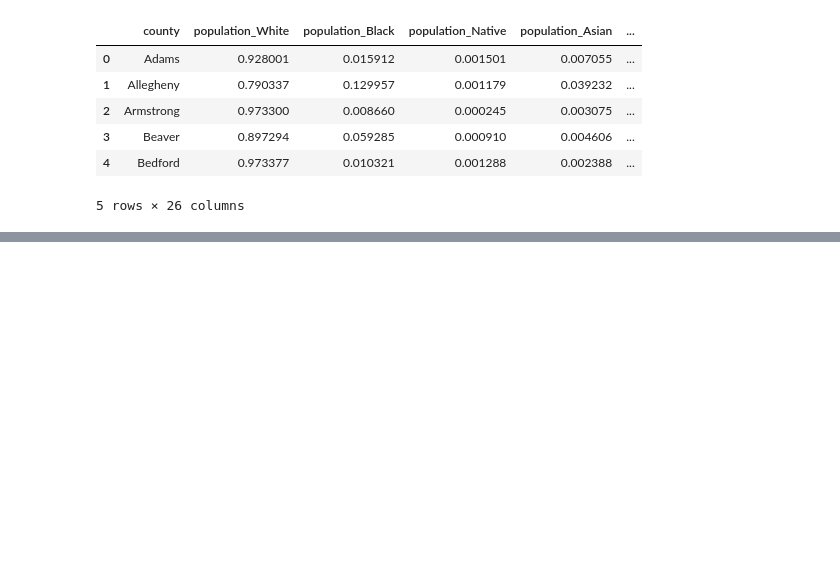
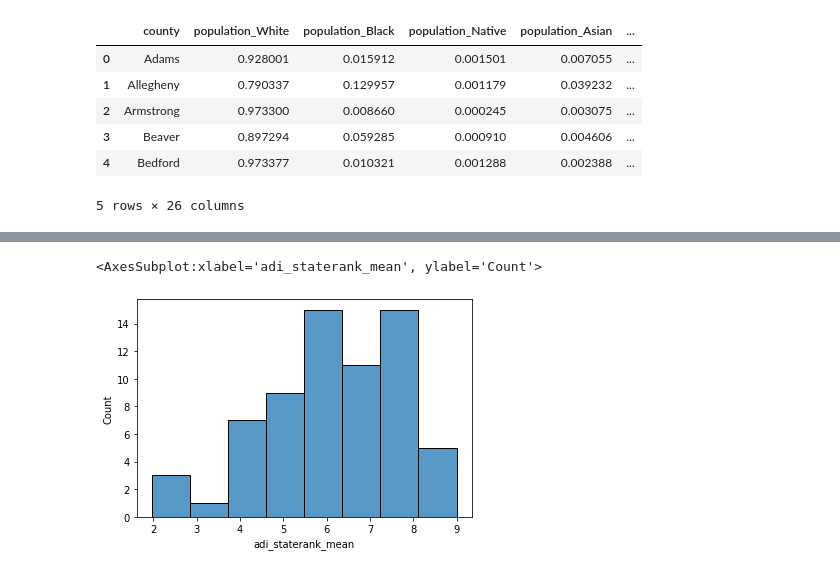
Before and after one commit to cleung-2/dabp_final, a Jupyter notebook: Census-ADI.ipynb, the cells around one changed output, grey strips where cells are left out. Drawn from its saved outputs; the diff is of its cells as text; code cells hidden in the pictures; blank space fills up the shorter version.

```diff
--- a/Census-ADI.ipynb
+++ b/Census-ADI.ipynb
@@ -79,3 +80,6 @@ demo2.head()
 5 rows × 26 columns
 # %%
 demo2.to_csv('cleaned_census_data.csv', index=False)
+# %%
+demo = pd.read_csv('cleaned_census_data.csv')
+demo.head()
@@ -81,0 +94,5 @@ demo2.to_csv('cleaned_census_data.csv', index=False)
+# %%
+sns.histplot(demo['adi_staterank_mean'])
+# %% [output]
+<AxesSubplot:xlabel='adi_staterank_mean', ylabel='Count'>
+[figure, added]
```
Also changed, not shown: parts of 2 cells of this notebook, 1 other file.
